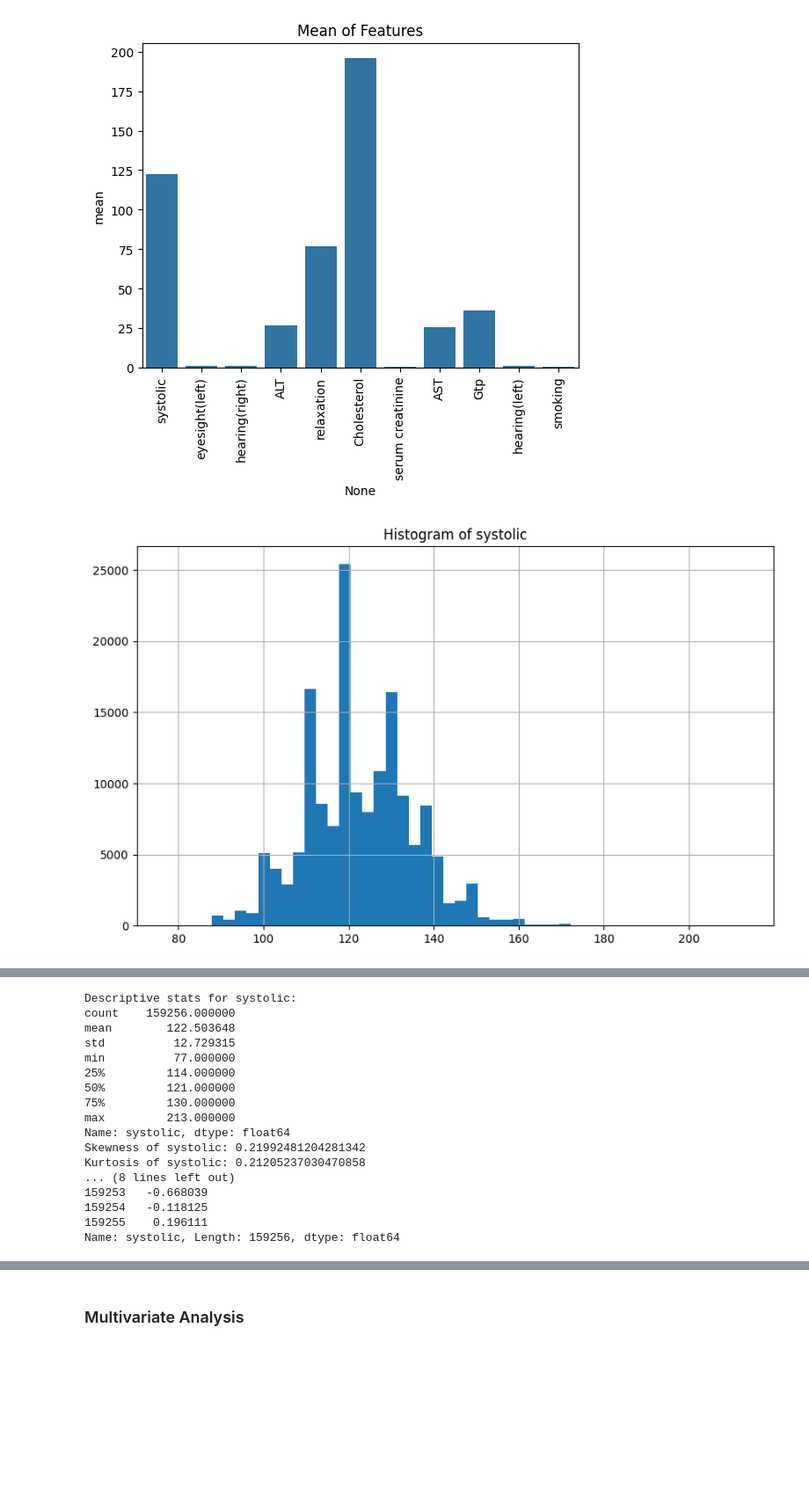
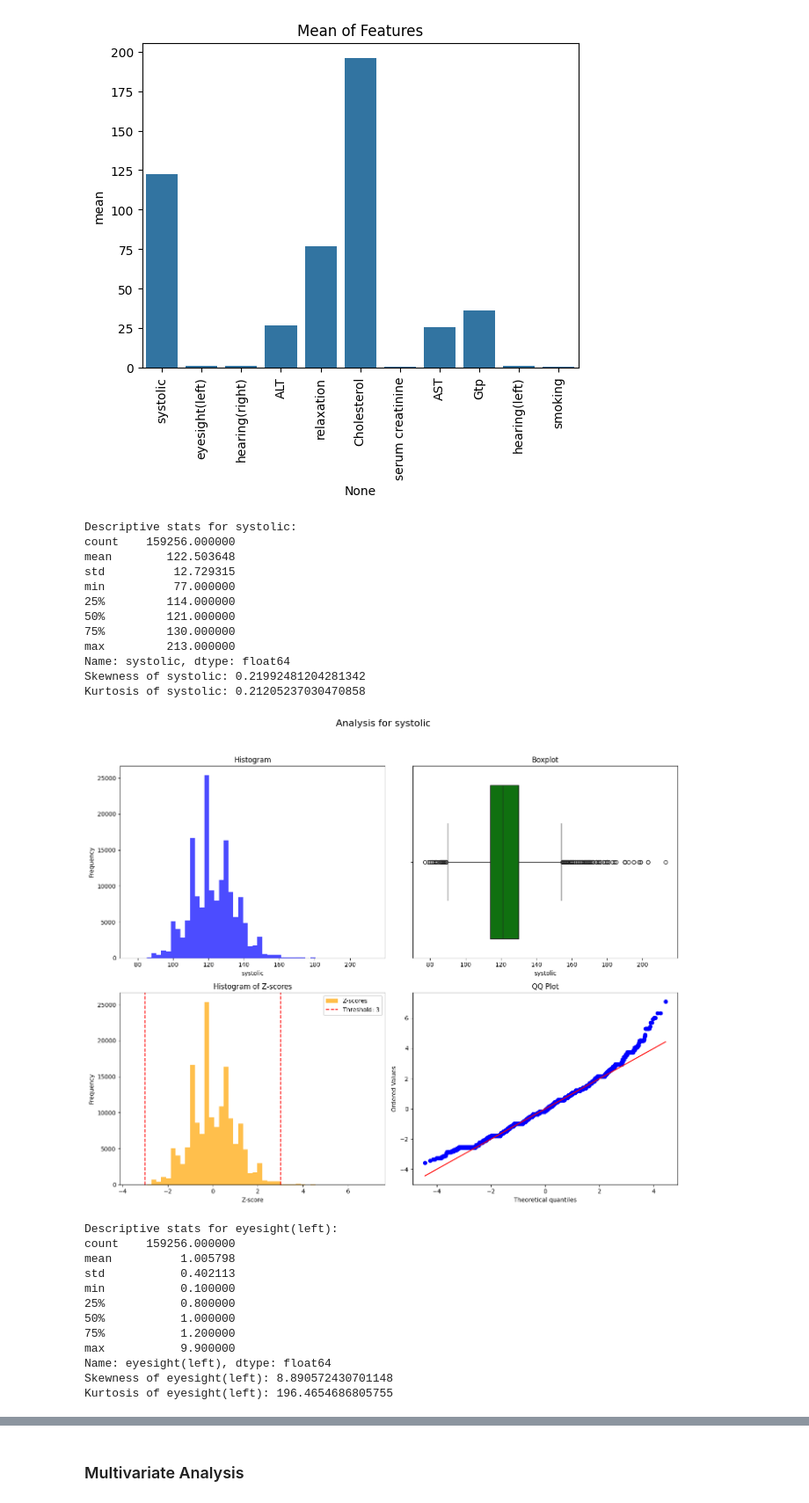
Before and after one commit to MennaMagdie/Machine-Learning-Labs, a Jupyter notebook: ensemble-methods/exploratory-analysis.ipynb, the cells around one changed output, grey strips where cells are left out. Shown at 88% size. Saved outputs shown, nothing was run; the diff lists cells and outputs as text; code cells hidden in the pictures; blank space fills up the shorter version.

Commit message:
Updated univariate analysis

```diff
--- a/ensemble-methods/exploratory-analysis.ipynb
+++ b/ensemble-methods/exploratory-analysis.ipynb
@@ -161,39 +165,82 @@ plt.show()
 # %%
 for column in df.select_dtypes(include=['float64', 'int64']).columns:
 
+    fig, axes = plt.subplots(2, 2, figsize=(14, 12))  # 2x2 grid of subplots
+    fig.suptitle(f"Analysis for {column}", fontsize=16)
+
+
     # 1. Histogram
-    plt.figure(figsize=(10,6))
-    df[column].hist(bins=50)
-    plt.title(f"Histogram of {column}")
-    plt.show()
+    axes[0, 0].hist(df[column], bins=50, color='blue', alpha=0.7)
+    axes[0, 0].set_title("Histogram")
+    axes[0, 0].set_xlabel(column)
+    axes[0, 0].set_ylabel("Frequency")
 
     # 2. Boxplot
     # displaying central tendency, spread, and potential outliers
-    plt.figure(figsize=(10,6))
-    sns.boxplot(x=df[column])
-    plt.title(f"Boxplot of {column}")
-    plt.show()
+    sns.boxplot(x=df[column], ax=axes[0, 1], color='green')
+    axes[0, 1].set_title("Boxplot")
 
     # 3. Descriptive Statistics
     print(f"\nDescriptive stats for {column}:")
     print(df[column].describe())
 
     # 4. Checking el skewness and kurtosis?
     # Skewness: measuring tiltness/ asymmetry
 
     # Skewness > 0: Right-skewed
     # Skewness < 0: Left-skewed
     # Skewness ≈ 0: Symmetrical
 
     # Kurtosis:  sharpness of the peak of the distribution
 
     # Kurtosis > 0: More outliers and heavy tails (leptokurtic).
     # Kurtosis < 0: Fewer outliers and lighter tails (platykurtic).
     # Kurtosis ≈ 0: Normal distribution (mesokurtic).
 
     print(f"Skewness of {column}: {df[column].skew()}")
     print(f"Kurtosis of {column}: {df[column].kurt()}")
 
-    print(st.zscore(df[column]))
+
+    # 4. Zscore to check outliers
+    z_scores = st.zscore(df[column])
+    axes[1, 0].hist(z_scores, bins=50, alpha=0.7, color='orange', label='Z-scores')
+    axes[1, 0].axvline(3, color='red', linestyle='--', label='Threshold: 3')
+    axes[1, 0].axvline(-3, color='red', linestyle='--')
+    axes[1, 0].set_title("Histogram of Z-scores")
+    axes[1, 0].set_xlabel("Z-score")
+    axes[1, 0].set_ylabel("Frequency")
+    axes[1, 0].legend()
+
+    # QQ Plot to check normality of z-scores
+    st.probplot(z_scores, dist="norm", plot=axes[1, 1])
+    axes[1, 1].get_lines()[1].set_color('red')  # Make the diagonal line red
+    axes[1, 1].set_title("QQ Plot")
+
+    plt.tight_layout(rect=[0, 0.03, 1, 0.95])  # Adjust layout to fit title
+    plt.show()
 # %% [output]
+Descriptive stats for systolic:
+count    159256.000000
+mean        122.503648
+std          12.729315
+min          77.000000
+25%         114.000000
+50%         121.000000
+75%         130.000000
+max         213.000000
+Name: systolic, dtype: float64
+Skewness of systolic: 0.21992481204281342
+Kurtosis of systolic: 0.21205237030470858
-[figure, old version]
+[figure, new version]
+Descriptive stats for eyesight(left):
+count    159256.000000
+mean          1.005798
+std           0.402113
+min           0.100000
+25%           0.800000
+50%           1.000000
+75%           1.200000
+max           9.900000
+Name: eyesight(left), dtype: float64
+Skewness of eyesight(left): 8.890572430701148
+Kurtosis of eyesight(left): 196.4654686805755
@@ -201,17 +247,0 @@ for column in df.select_dtypes(include=['float64', 'int64']).columns:
-Descriptive stats for systolic:
-count    159256.000000
-mean        122.503648
-std          12.729315
-min          77.000000
-25%         114.000000
-50%         121.000000
-75%         130.000000
-max         213.000000
-Name: systolic, dtype: float64
-Skewness of systolic: 0.21992481204281342
-Kurtosis of systolic: 0.21205237030470858
-... (8 lines left out)
-159253   -0.668039
-159254   -0.118125
-159255    0.196111
-Name: systolic, Length: 159256, dtype: float64
```
Also changed, not shown: parts of 6 cells of this notebook.
